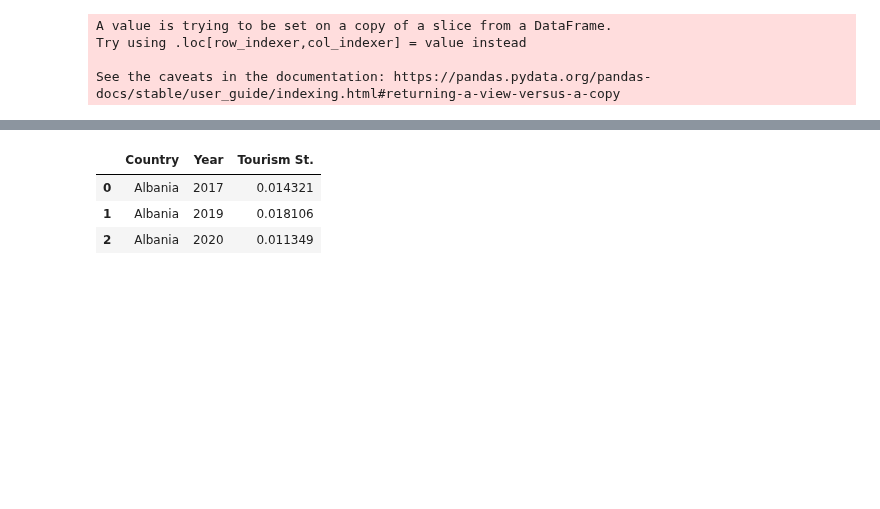
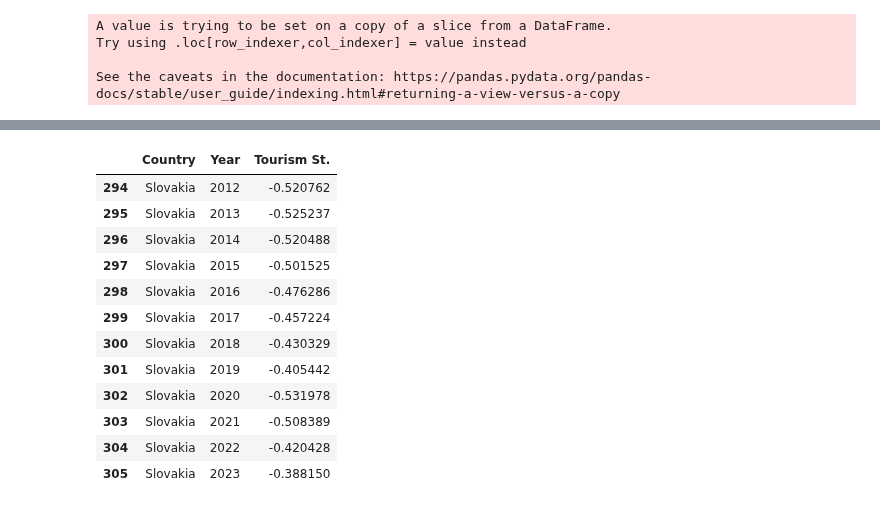
Before and after one commit to swbehan/RoadQualityWork, a Jupyter notebook: datasets/preprocessed-datasets/time_series_predictions copy 2.ipynb, the cells around one changed output, grey strips where cells are left out. Cells and saved outputs as stored; diff of their text form; code cells hidden in the pictures; blank space fills up the shorter version.

```diff
--- a/datasets/preprocessed-datasets/time_series_predictions copy 2.ipynb
+++ b/datasets/preprocessed-datasets/time_series_predictions copy 2.ipynb
@@ -24,10 +24,10 @@ def merging_data(final_1plus_df):
     tourist_num = final_1plus_df
     tourist_num_copy = final_1plus_df.copy()
 
-    min_trips = tourist_num['NumTrips'].min()
-    max_trips = tourist_num['NumTrips'].max()
+    mean_trips = tourist_num['NumTrips'].mean()
+    std_trips = tourist_num['NumTrips'].std()
 
-    tourist_num['Tourism St.'] = (tourist_num['NumTrips'] - min_trips) / (max_trips - min_trips)
+    tourist_num['Tourism St.'] = (tourist_num['NumTrips'] - mean_trips) / std_trips
 
     tourist_num = pd.DataFrame(final_1plus_df, columns = ['Country', 'Year', 'Tourism St.'])
     tourist_num.sort_values(by = ["Year"])
@@ -87,10 +99,19 @@ def get_lag_columns(country_df, lag = 3):
 
     return x_matrix, y_vector
 # %%
-data[data['Country']=='Albania']
+data[data['Country']=='Slovakia']
 # %% [output]
 |  | Country | Year | Tourism St. |
-| 0 | Albania | 2017 | 0.014321 |
-| 1 | Albania | 2019 | 0.018106 |
-| 2 | Albania | 2020 | 0.011349 |
+| 294 | Slovakia | 2012 | -0.520762 |
+| 295 | Slovakia | 2013 | -0.525237 |
+| 296 | Slovakia | 2014 | -0.520488 |
+| 297 | Slovakia | 2015 | -0.501525 |
+| 298 | Slovakia | 2016 | -0.476286 |
+| 299 | Slovakia | 2017 | -0.457224 |
+| 300 | Slovakia | 2018 | -0.430329 |
+| 301 | Slovakia | 2019 | -0.405442 |
+| 302 | Slovakia | 2020 | -0.531978 |
+| 303 | Slovakia | 2021 | -0.508389 |
+| 304 | Slovakia | 2022 | -0.420428 |
+| 305 | Slovakia | 2023 | -0.388150 |
 # %%
```
Also changed, not shown: parts of 18 cells of this notebook.
